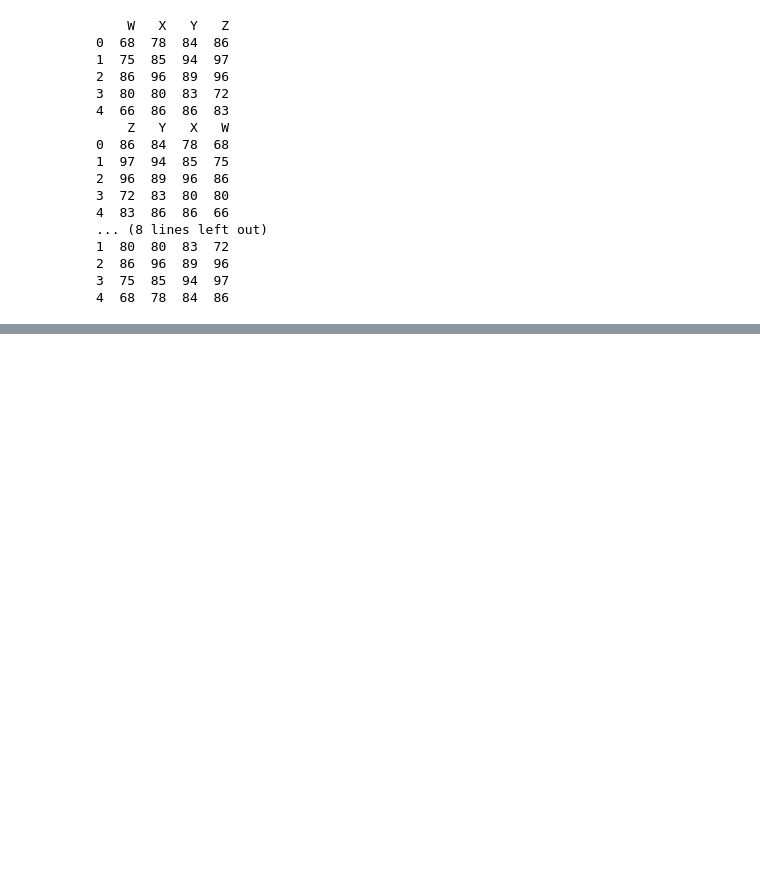
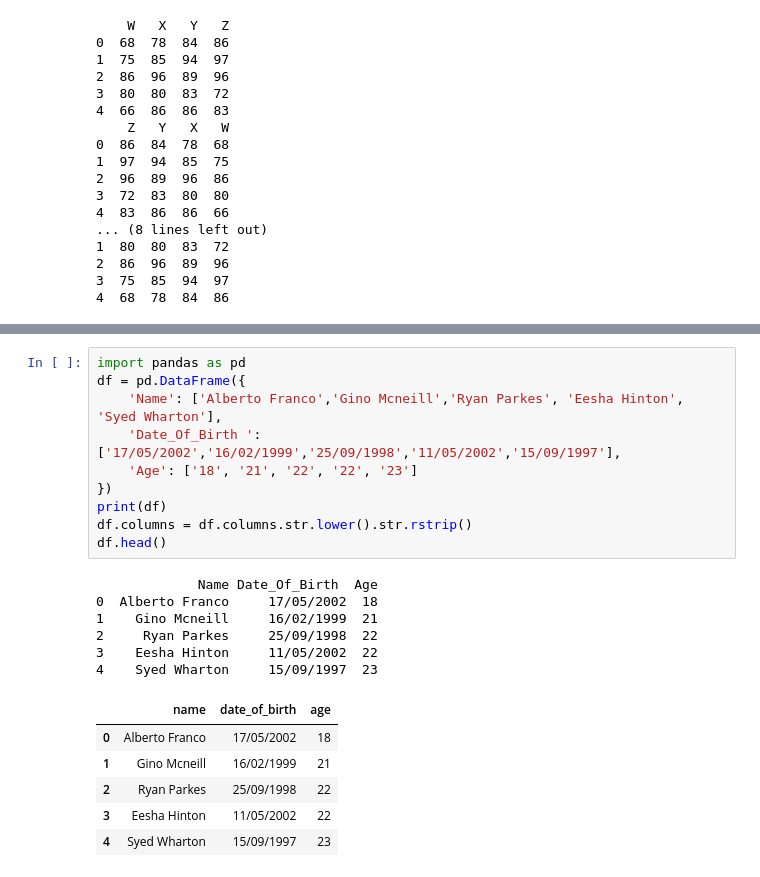
Before and after one commit to 2000pawan/Data_Science., a Jupyter notebook: Pandas/Exercise/DataFrame.ipynb, the cells around one changed output, grey strips where cells are left out. Drawn from its saved outputs; the diff is of its cells as text; blank space fills up the shorter version.

```diff
--- a/Pandas/Exercise/DataFrame.ipynb
+++ b/Pandas/Exercise/DataFrame.ipynb
@@ -1212,0 +1267,23 @@ df = pd.DataFrame({
+# %%
+import pandas as pd
+df = pd.DataFrame({
+    'Name': ['Alberto Franco','Gino Mcneill','Ryan Parkes', 'Eesha Hinton', 'Syed Wharton'],
+    'Date_Of_Birth ': ['17/05/2002','16/02/1999','25/09/1998','11/05/2002','15/09/1997'],
+    'Age': ['18', '21', '22', '22', '23']
+})
+print(df)
+df.columns = df.columns.str.lower().str.rstrip()
+df.head()
+# %% [output]
+             Name Date_Of_Birth  Age
+0  Alberto Franco     17/05/2002  18
+1    Gino Mcneill     16/02/1999  21
+2     Ryan Parkes     25/09/1998  22
+3    Eesha Hinton     11/05/2002  22
+4    Syed Wharton     15/09/1997  23
+|  | name | date_of_birth | age |
+| 0 | Alberto Franco | 17/05/2002 | 18 |
+| 1 | Gino Mcneill | 16/02/1999 | 21 |
+| 2 | Ryan Parkes | 25/09/1998 | 22 |
+| 3 | Eesha Hinton | 11/05/2002 | 22 |
+| 4 | Syed Wharton | 15/09/1997 | 23 |
```
Also changed, not shown: parts of 15 cells of this notebook, 1 other file.
